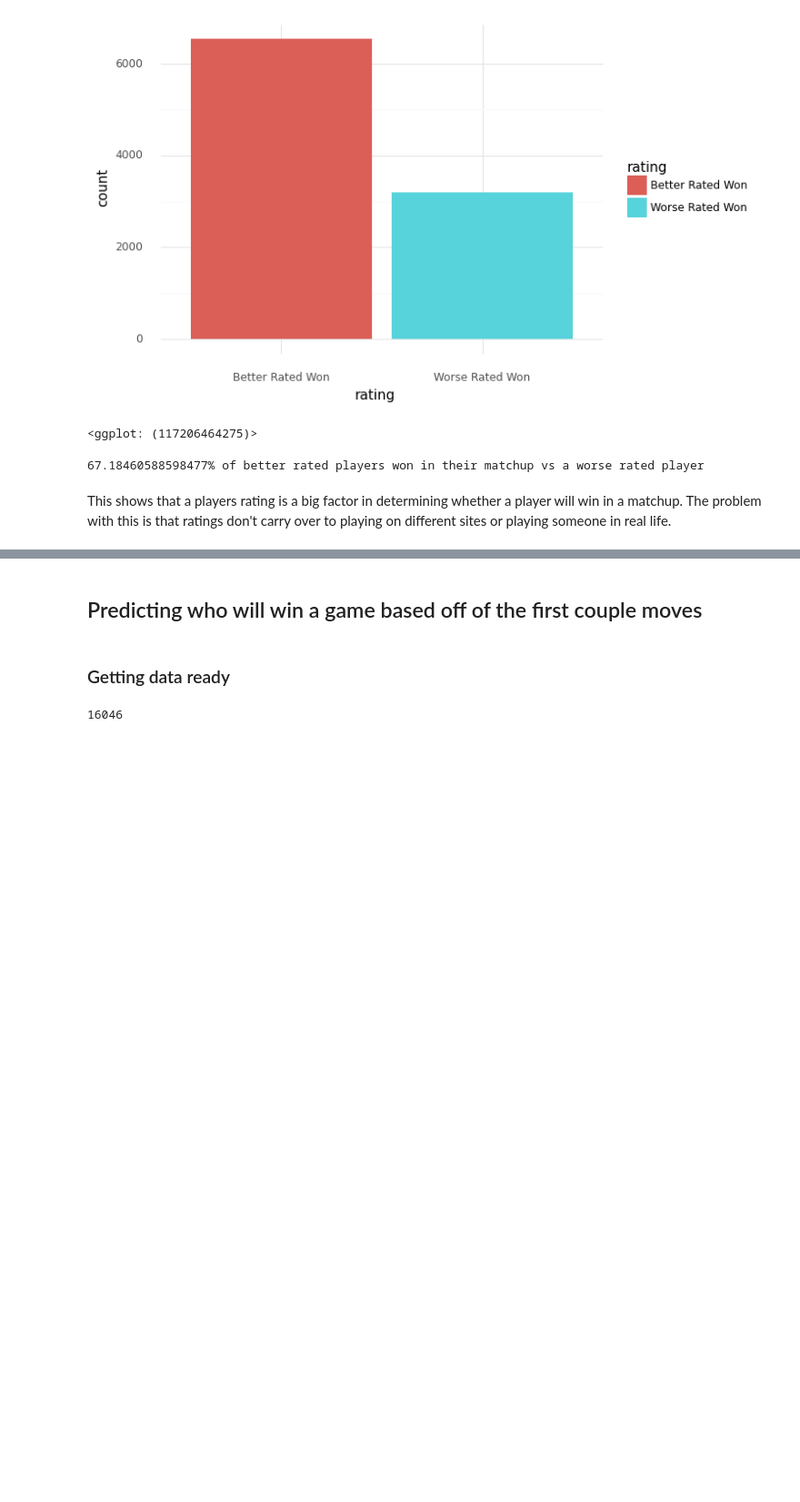
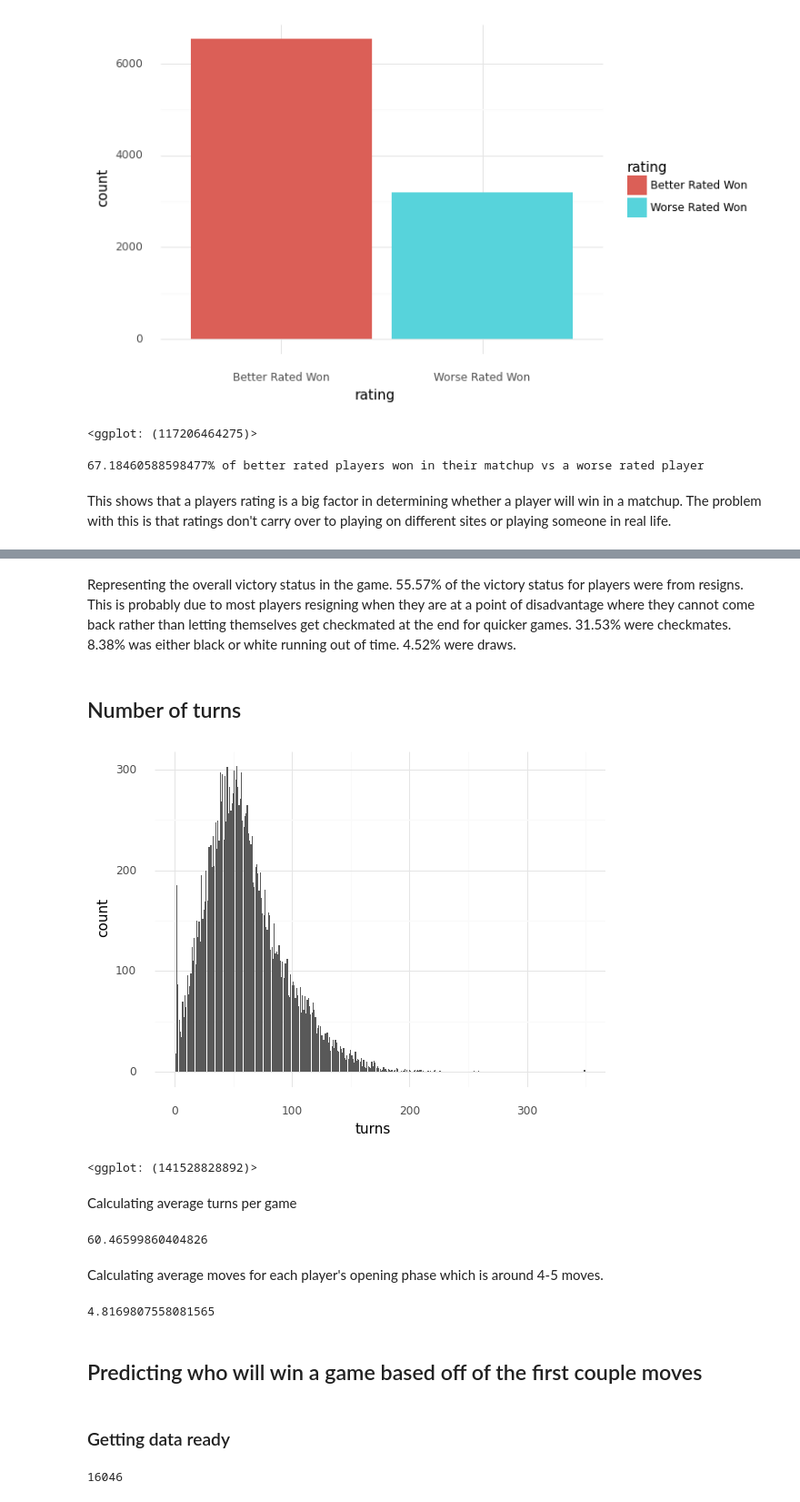
Before and after one commit to AaronShabanian/chessAnalysis, a Jupyter notebook: ChessAnalysis.ipynb, the cells around one changed output, grey strips where cells are left out. Shown: that part at 91% size. Drawn from its saved outputs; the diff is of its cells as text; code cells hidden in the pictures; blank space fills up the shorter version.

```diff
--- a/ChessAnalysis.ipynb
+++ b/ChessAnalysis.ipynb
@@ -70,3 +93,26 @@ This shows that a players rating is a big factor in determining whether a player
+# %% [markdown]
+Representing the overall victory status in the game. 55.57% of the victory status for players were from resigns. This is probably due to most players resigning when they are at a point of disadvantage where they cannot come back rather than letting themselves get checkmated at the end for quicker games. 31.53% were checkmates. 8.38% was either black or white running out of time. 4.52% were draws.
+# %% [markdown]
+## Number of turns
+# %%
+ggplot(db) + aes(x="turns", fill="turns") + geom_bar() + theme_minimal()
+# %% [output]
+[figure, added]
+<ggplot: (141528828892)>
+# %% [markdown]
+Calculating average turns per game
+# %%
+db2 = db["turns"].mean()
+db2
+# %% [output]
+60.46599860404826
+# %% [markdown]
+Calculating average moves for each player's opening phase which is around 4-5 moves.
+# %%
+db3 = db["opening_ply"].mean()
+db3
+# %% [output]
+4.8169807558081565
 # %% [markdown]
 ## Predicting who will win a game based off of the first couple moves
 # %% [markdown]
```
Also changed, not shown: parts of 8 cells of this notebook.
